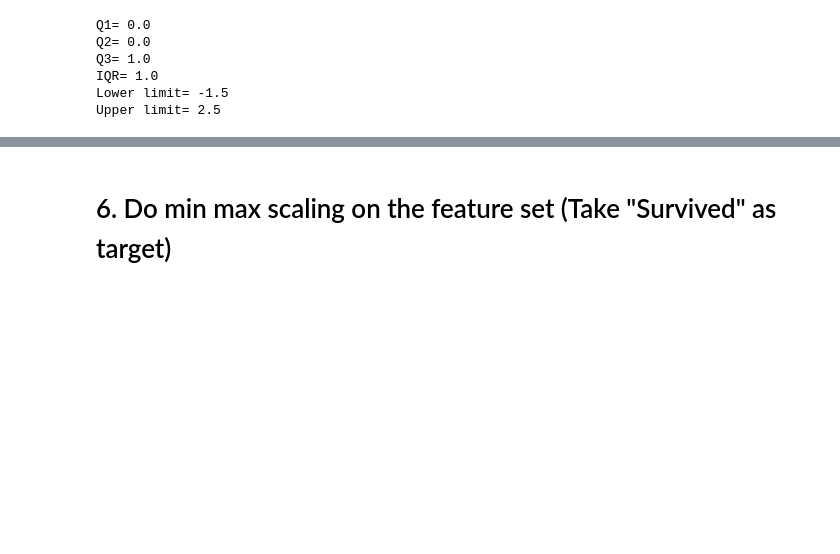
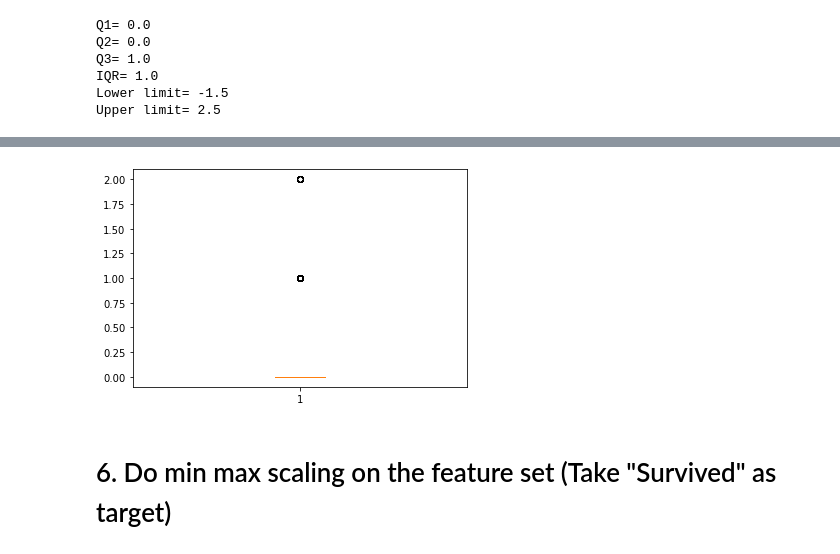
Before and after one commit to TheerthaAT/Assignment-and-case-studies, a Jupyter notebook: case study preprocessing.ipynb, the cells around one changed output, grey strips where cells are left out. Cells and saved outputs as stored; diff of their text form; code cells hidden in the pictures; blank space fills up the shorter version.

```diff
--- a/case study preprocessing.ipynb
+++ b/case study preprocessing.ipynb
@@ -351,7 +369,5 @@ IQR= 1.0
 Lower limit= -1.5
 Upper limit= 2.5
 # %%
-outlier=[]
-for x in data["SibSp"]:
-    if ((x>up_lim) or (x<low_lim)):
-        outlier.append(x)
+sb_outlier=data[(data["SibSp"]<(Q1-1.5*IQR)) | (data["SibSp"]>(Q3+1.5*IQR))]
+sb_outlier.shape
@@ -386,6 +405,5 @@ Int64Index([  0,   2,   3,   4,   5,   6,   8,   9,  10,  12,
 # %%
-data.drop([  0,   1,   2,   3,   4,   5,   6,   8,   9,  10,
-            ...
-            881, 882, 883, 884, 885, 886, 887, 888, 889, 890] ,inplace=True)
+ind3=sb_outlier.index
+data.drop(ind3, inplace=True)
 data
 # %% [output]
@@ -393,2 +423,7 @@ SyntaxError: invalid syntax (Temp/ipykernel_7372/2609105746.py, line 3)
+# %%
+plt.boxplot(data["SibSp"])
+plt.show()
+# %% [output]
+[figure, added]
 # %% [markdown]
 # 6. Do min max scaling on the feature set (Take "Survived" as target)
```
Also changed, not shown: parts of 14 cells of this notebook.
